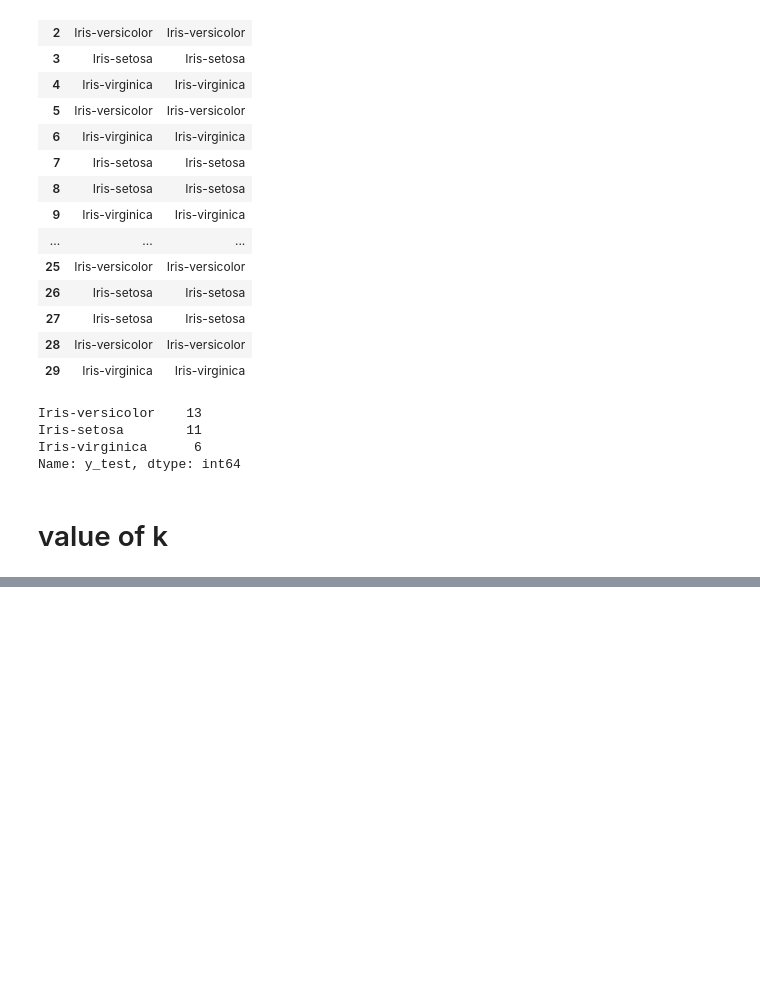
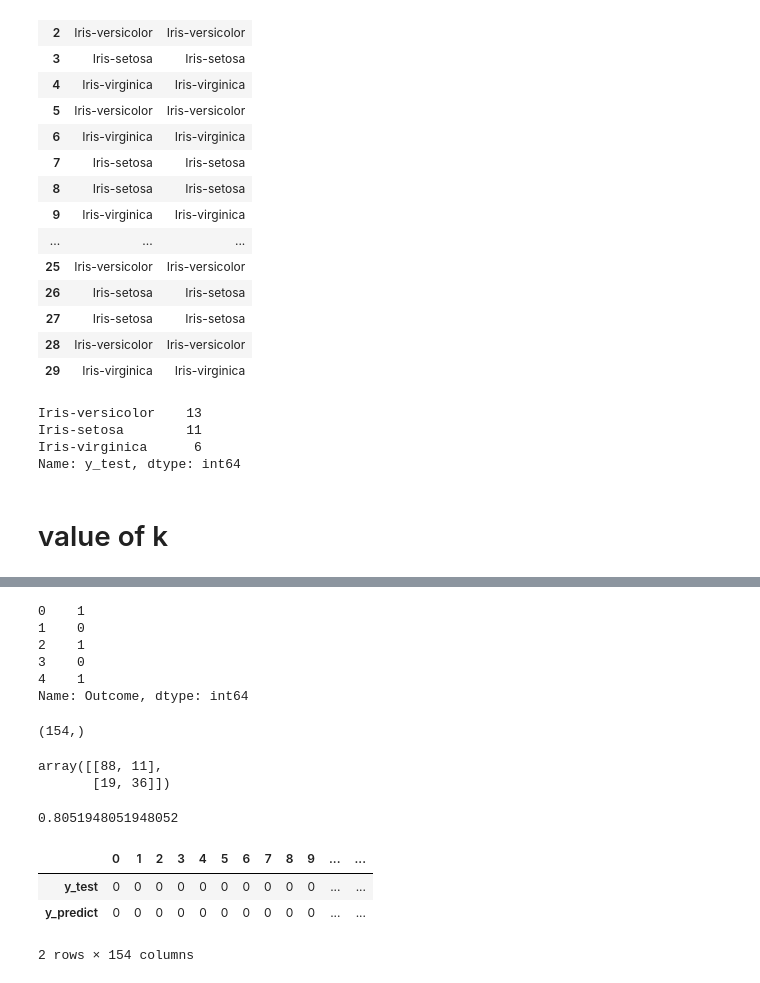
Before and after one commit to Raynould-Joseph/Machine-Learning-, a Jupyter notebook: KNN_algorithm.ipynb, the cells around one changed output, grey strips where cells are left out. Drawn from its saved outputs; the diff is of its cells as text; code cells hidden in the pictures; blank space fills up the shorter version.

```diff
--- a/KNN_algorithm.ipynb
+++ b/KNN_algorithm.ipynb
@@ -222,0 +345,46 @@ Name: y_test, dtype: int64
+# %%
+X=dia.iloc[:,0:8]
+y.head()
+# %% [output]
+0    1
+1    0
+2    1
+3    0
+4    1
+Name: Outcome, dtype: int64
+# %%
+from sklearn.model_selection import train_test_split
+X_train, X_test,y_train,y_test=train_test_split(X,y,test_size=0.2,random_state=1)
+y_test.shape
+# %% [output]
+(154,)
+# %%
+X=preprocessing.StandardScaler()
+
+X_train=X.fit_transform(X_train)
+X_test=X.transform(X_test)
+# %%
+knnmodel=KNeighborsClassifier(n_neighbors=3)
+knnmodel.fit(X_train,y_train)
+y_predict1=knnmodel.predict(X_test)
+# %%
+from sklearn.metrics import confusion_matrix
+cm= confusion_matrix(y_test.values,y_predict1)
+cm
+# %% [output]
+array([[88, 11],
+       [19, 36]])
+# %%
+from sklearn.metrics import accuracy_score
+acc=accuracy_score(y_test,y_predict1)
+acc
+# %% [output]
+0.8051948051948052
+# %%
+predicted_output=pd.DataFrame(data=[y_test.values,y_predict1],index=['y_test','y_predict'])
+predicted_output
+# %% [output]
+|  | 0 | 1 | 2 | 3 | 4 | 5 | 6 | 7 | 8 | 9 | ... | ... |
+| y_test | 0 | 0 | 0 | 0 | 0 | 0 | 0 | 0 | 0 | 0 | ... | ... |
+| y_predict | 0 | 0 | 0 | 0 | 0 | 0 | 0 | 0 | 0 | 0 | ... | ... |
+2 rows × 154 columns
```
Also changed, not shown: parts of 25 cells of this notebook.
